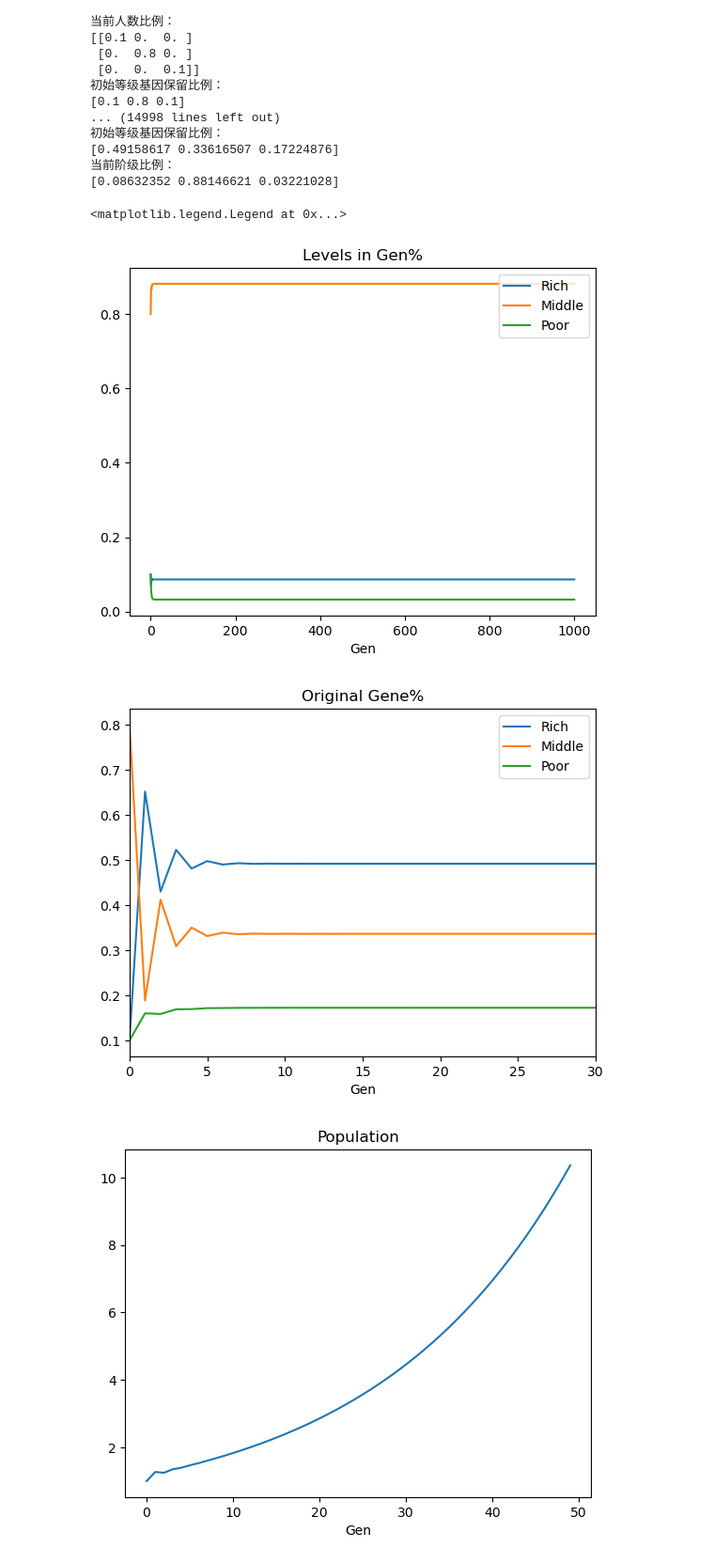
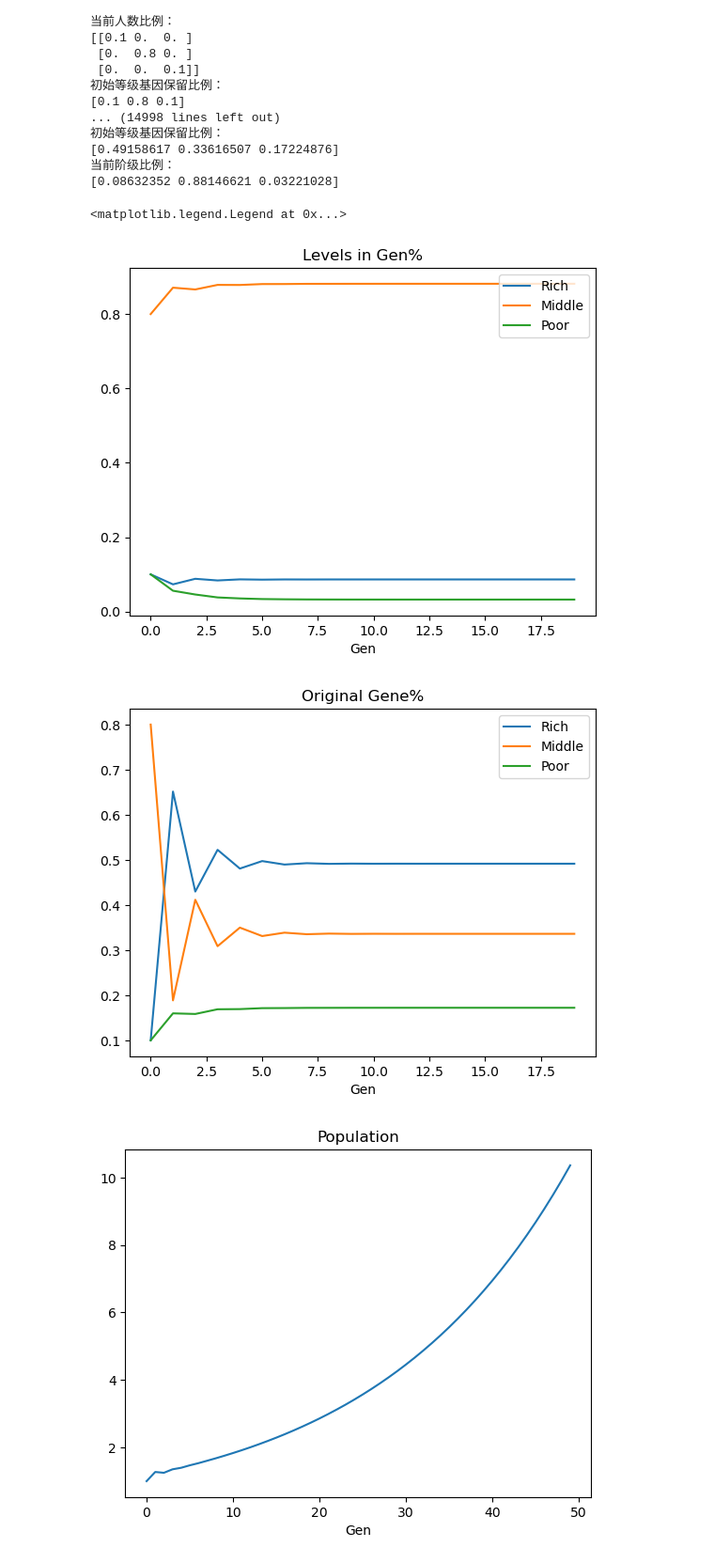
Before and after one commit to SalHe/gene-society, a Jupyter notebook: society.ipynb, the cells around one changed output. Shown: that part at 94% size. Saved outputs shown, nothing was run; the diff lists cells and outputs as text; code cells hidden in the pictures.

Commit message:
plot

```diff
--- a/society.ipynb
+++ b/society.ipynb
@@ -163,26 +163,25 @@ Generation 0
 当前阶级比例：
 [0.08632352 0.88146621 0.03221028]
 # %%
-plt.plot(levels_rate[:, 0], label="Rich")
-plt.plot(levels_rate[:, 1], label="Middle")
-plt.plot(levels_rate[:, 2], label="Poor")
+plt.plot(levels_rate[0:20, 0], label="Rich")
+plt.plot(levels_rate[0:20, 1], label="Middle")
+plt.plot(levels_rate[0:20, 2], label="Poor")
 plt.title("Levels in Gen%")
 plt.xlabel("Gen")
 plt.legend(loc="upper right")
 # %% [output]
 <matplotlib.legend.Legend at 0x...>
-[figure, old version]
+[figure, new version]
 # %%
-plt.plot(gene_keep_rate[:, 0], label="Rich")
-plt.plot(gene_keep_rate[:, 1], label="Middle")
-plt.plot(gene_keep_rate[:, 2], label="Poor")
+plt.plot(gene_keep_rate[0:20, 0], label="Rich")
+plt.plot(gene_keep_rate[0:20, 1], label="Middle")
+plt.plot(gene_keep_rate[0:20, 2], label="Poor")
 plt.title("Original Gene%")
 plt.xlabel("Gen")
 plt.legend(loc="upper right")
-plt.xlim(0, 30)
 plt.show()
 # %% [output]
-[figure, old version]
+[figure, new version]
 # %%
 plt.plot(population_generations.sum(axis=1).sum(axis=1)[0:50], label="Rich")
 plt.title("Population")
```
